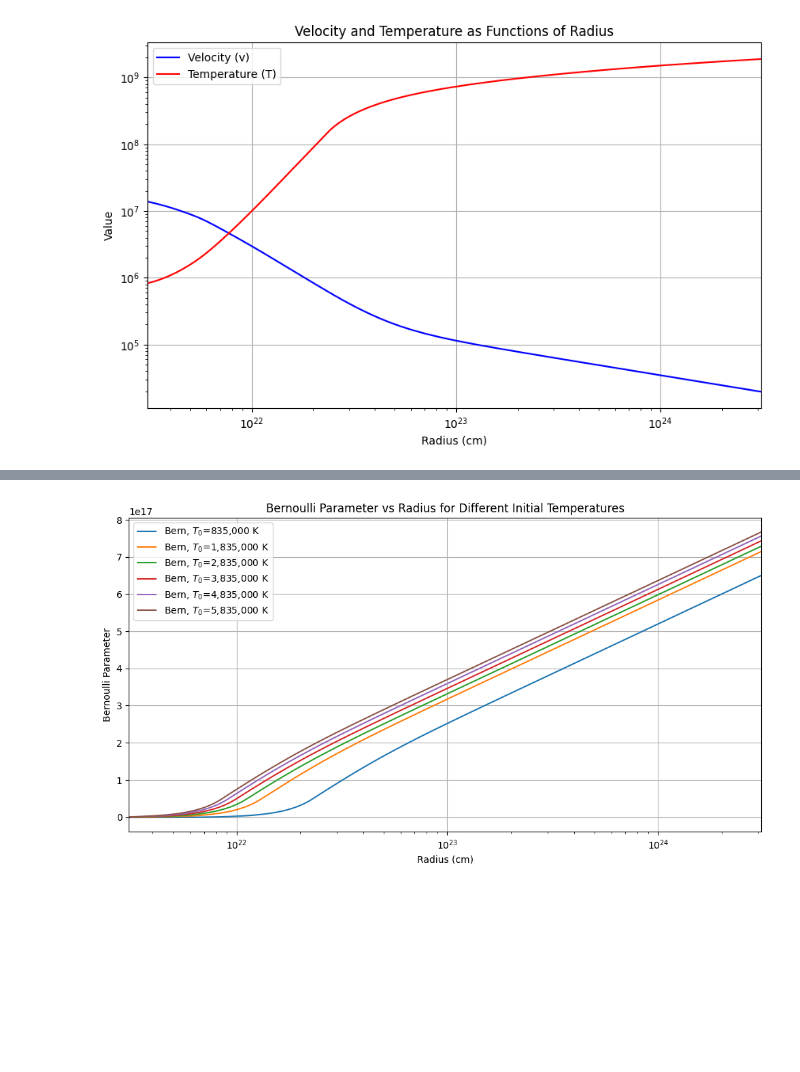
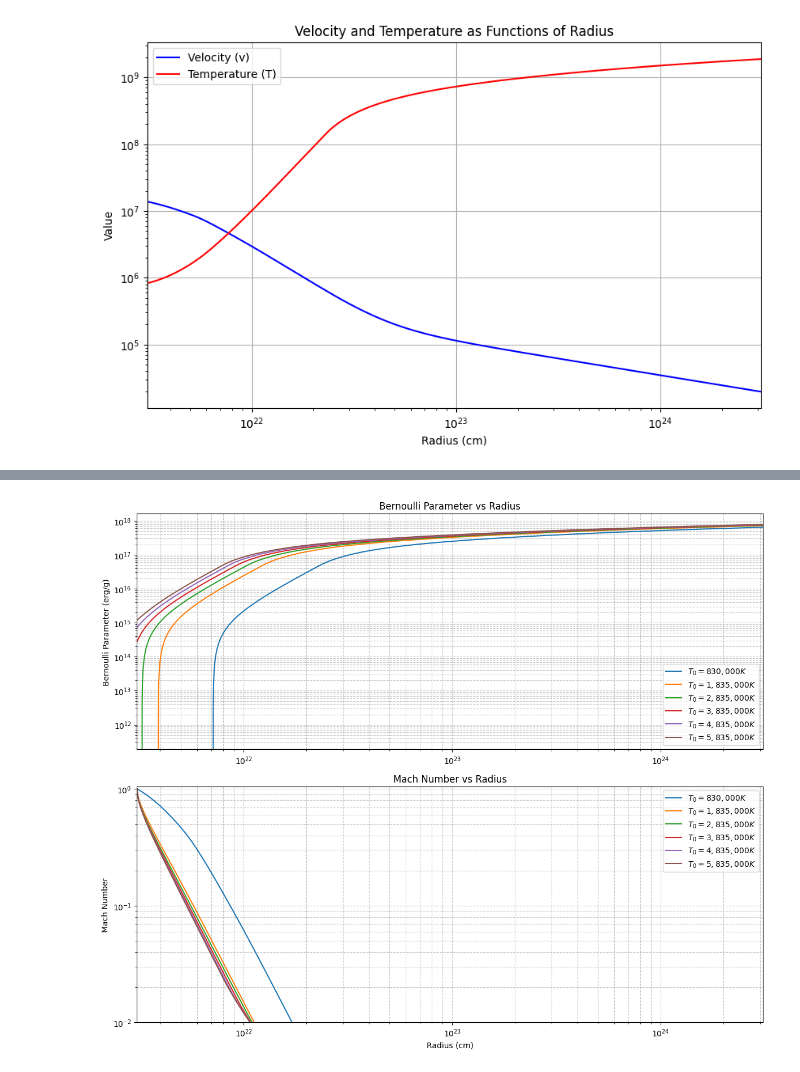
Before and after one commit to Jacob-Evans-007/Summer-2025-Hydrodynamics, a Jupyter notebook: Lab_notebook_1.ipynb, the cells around one changed output, grey strips where cells are left out. Cells and saved outputs as stored; diff of their text form; code cells hidden in the pictures; blank space fills up the shorter version.

```diff
--- a/Lab_notebook_1.ipynb
+++ b/Lab_notebook_1.ipynb
@@ -241,7 +228,7 @@ def TtoSet(T):
     sol = solve_ivp(TheBigOne_with_Mdot, [r_start, r_end], C0, t_eval=r_eval,
                     method='DOP853', atol=1e-5, rtol=1e-5, dense_output=True)
     return sol.t, sol.y[0], sol.y[1]
-sol_t, v_sol, T_sol = TtoSet(827000)
+sol_t, v_sol, T_sol = TtoSet(830000)
 # Plotting the results
 plt.figure(figsize=(10, 6))
 plt.plot(sol_t, v_sol, label='Velocity (v)', color='blue')
@@ -260,7 +247,7 @@ plt.show()
 # %% [output]
 [figure]
 # %%
-T_set = [835000, 1835000, 2835000, 3835000, 4835000, 5835000]
+T_set = [829000, 1835000, 2835000, 3835000, 4835000, 5835000]
 results = []
 
 for val in T_set:
@@ -313,44 +300,70 @@ def TtoSet_Bern(T):
     r_start = Rnaught
     r_end = 1000 * ktc
     r_eval = np.logspace(np.log10(r_start), np.log10(r_end), 3000)
     r_eval = r_eval[(r_eval >= r_start) & (r_eval <= r_end)]
 
     TheBigOne_with_Mdot = partial(TheBigOne, Mdot=Mdot)
 
     sol = solve_ivp(TheBigOne_with_Mdot, [r_start, r_end], C0, t_eval=r_eval,
                     method='DOP853', atol=1e-5, rtol=1e-5, dense_output=True)
 
-    # Calculate Bernoulli parameter after integration
     v_arr = sol.y[0]
     T_arr = sol.y[1]
     Bern_arr = []
     for r, v, T in zip(sol.t, v_arr, T_arr):
         cs2 = (gamma * k_Bcgs * T) / (mu * mp_g)
         Bern = (v**2 / 2) + (cs2 * 3 / 2) + phi(r)
         Bern_arr.append(Bern)
     return sol.t, v_arr, T_arr, np.array(Bern_arr)
 
-# Now use as before:
-T_set = [835000, 1835000, 2835000, 3835000, 4835000, 5835000]
+
+T_set = [830000, 1835000, 2835000, 3835000, 4835000, 5835000]
 results = []
 
 for val in T_set:
     r, v_sol, T_sol, Bern_arr = TtoSet_Bern(val)
-    results.append({'T_init': val, 'r': r, 'Bern': Bern_arr})
+    results.append({'T_init': val, 'r': r, 'v': v_sol, 'T': T_sol, 'Bern': Bern_arr})
 
-plt.figure(figsize=(12, 6))
+plt.figure(figsize=(12, 10))
+
 for res in results:
-    plt.plot(res['r'], res['Bern'], label=f'Bern, $T_0$={res["T_init"]:,} K')
+    # Mach number calculation
+    cs_arr = np.sqrt((gamma * k_Bcgs * res['T']) / (mu * mp_g))
+    Mach_arr = res['v'] / cs_arr
 
+    # Bernoulli plot (top)
+    plt.subplot(2, 1, 1)
+    plt.plot(res['r'], res['Bern'], label=f'$T_0={res["T_init"]:,} K$')
+
+    # Mach plot (bottom)
+    plt.subplot(2, 1, 2)
+    plt.plot(res['r'], Mach_arr, label=f'$T_0={res["T_init"]:,} K$')
+
+# Bernoulli plot
+plt.subplot(2, 1, 1)
+plt.xscale('log')
+plt.xlim(3.08e21, 3.09e24)
+plt.yscale('log')
+plt.ylim(-1e14, 0)
+plt.ylabel('Bernoulli Parameter (erg/g)')
+plt.title('Bernoulli Parameter vs Radius')
+plt.grid(True, which='both', linestyle='--', alpha=0.7)
+plt.legend()
+
+# Mach plot
+plt.subplot(2, 1, 2)
+plt.xscale('log')
+plt.xlim(3.08e21, 3.09e24)
 plt.xlabel('Radius (cm)')
-plt.ylabel('Bernoulli Parameter')
-plt.xscale('log')
-#plt.yscale('log')
-plt.title('Bernoulli Parameter vs Radius for Different Initial Temperatures')
+plt.ylabel('Mach Number')
+plt.ylim(0.01, None)
+plt.yscale('log')
+plt.title('Mach Number vs Radius')
+plt.grid(True, which='both', linestyle='--', alpha=0.7)
 plt.legend()
-plt.grid(True)
-plt.xlim(3.08e21, 3.09e24)
-plt.savefig('bernoulli_comparison.png', transparent=True)
+
+plt.tight_layout()
+plt.savefig('bern_mach_multiplot.png', transparent=True)
 plt.show()
 # %% [output]
-[figure, old version]
+[figure, new version]
```
Also changed, not shown: parts of 9 cells of this notebook, 5 other files.
